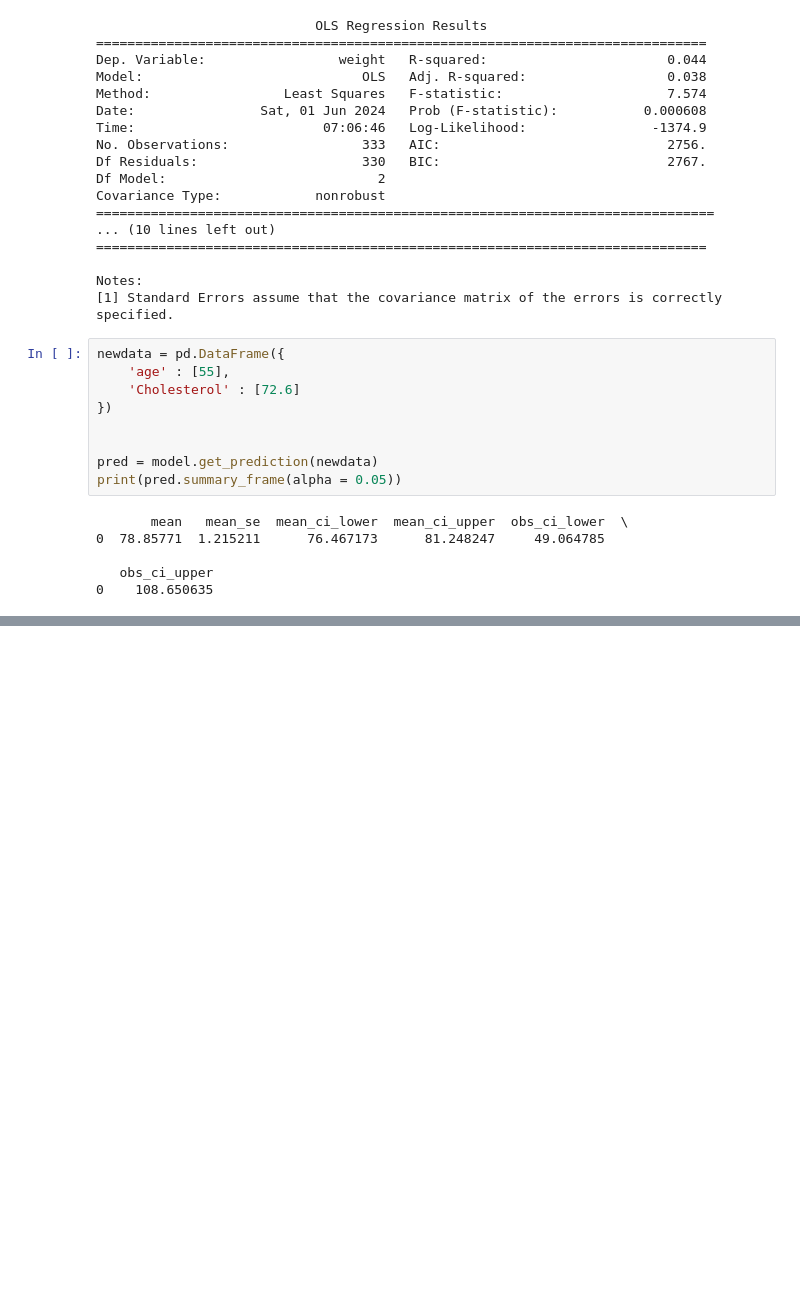
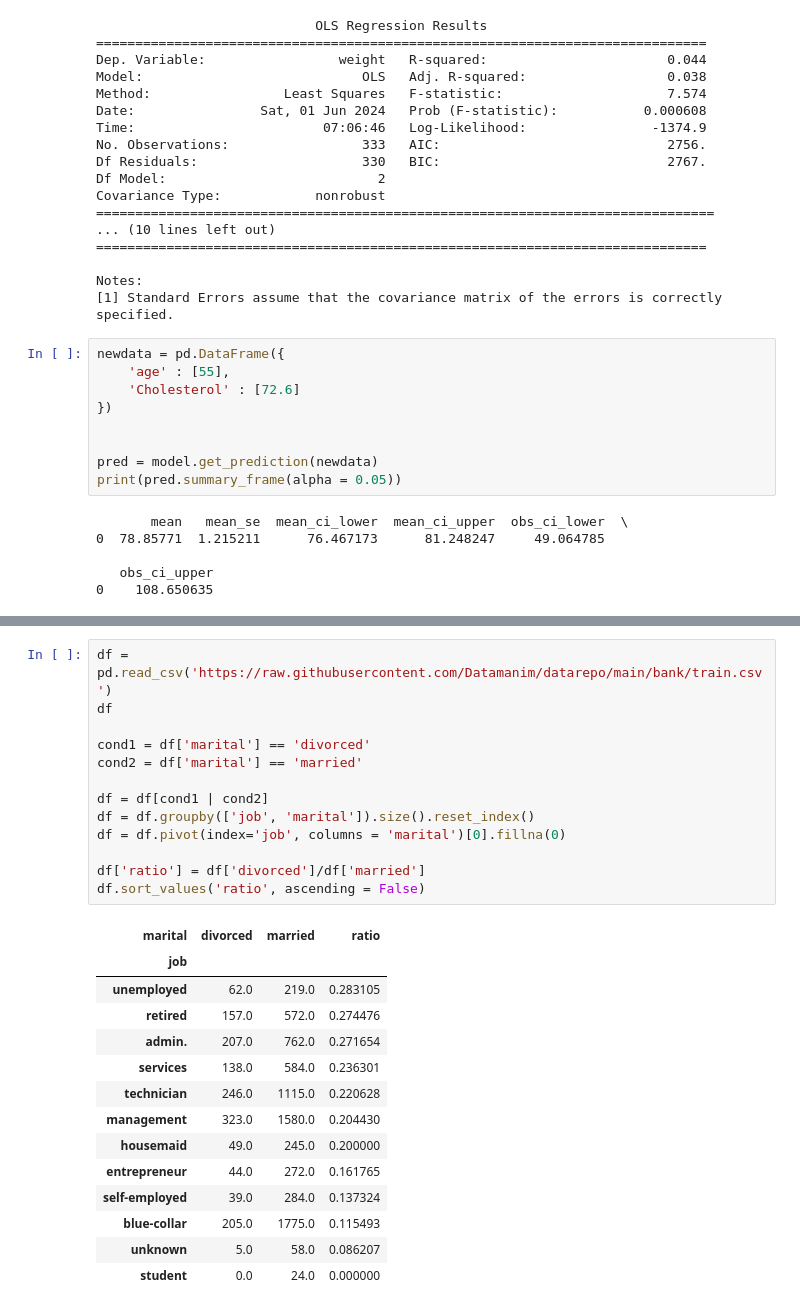
Before and after one commit to j2nhyeok/self-study, a Jupyter notebook: 빅분기 실기/데이터마님_기출_풀이.ipynb, the cells around one changed output, grey strips where cells are left out. Cells and saved outputs as stored; diff of their text form; blank space fills up the shorter version.

```diff
--- a/빅분기 실기/데이터마님_기출_풀이.ipynb
+++ b/빅분기 실기/데이터마님_기출_풀이.ipynb
@@ -728,0 +854,28 @@ print(pred.summary_frame(alpha = 0.05))
+# %%
+df = pd.read_csv('https://raw.githubusercontent.com/Datamanim/datarepo/main/bank/train.csv')
+df
+
+cond1 = df['marital'] == 'divorced'
+cond2 = df['marital'] == 'married'
+
+df = df[cond1 | cond2]
+df = df.groupby(['job', 'marital']).size().reset_index()
+df = df.pivot(index='job', columns = 'marital')[0].fillna(0)
+
+df['ratio'] = df['divorced']/df['married']
+df.sort_values('ratio', ascending = False)
+# %% [output]
+| marital | divorced | married | ratio |
+| job |  |  |  |
+| unemployed | 62.0 | 219.0 | 0.283105 |
+| retired | 157.0 | 572.0 | 0.274476 |
+| admin. | 207.0 | 762.0 | 0.271654 |
+| services | 138.0 | 584.0 | 0.236301 |
+| technician | 246.0 | 1115.0 | 0.220628 |
+| management | 323.0 | 1580.0 | 0.204430 |
+| housemaid | 49.0 | 245.0 | 0.200000 |
+| entrepreneur | 44.0 | 272.0 | 0.161765 |
+| self-employed | 39.0 | 284.0 | 0.137324 |
+| blue-collar | 205.0 | 1775.0 | 0.115493 |
+| unknown | 5.0 | 58.0 | 0.086207 |
+| student | 0.0 | 24.0 | 0.000000 |
```
Also changed, not shown: parts of 9 cells of this notebook.
